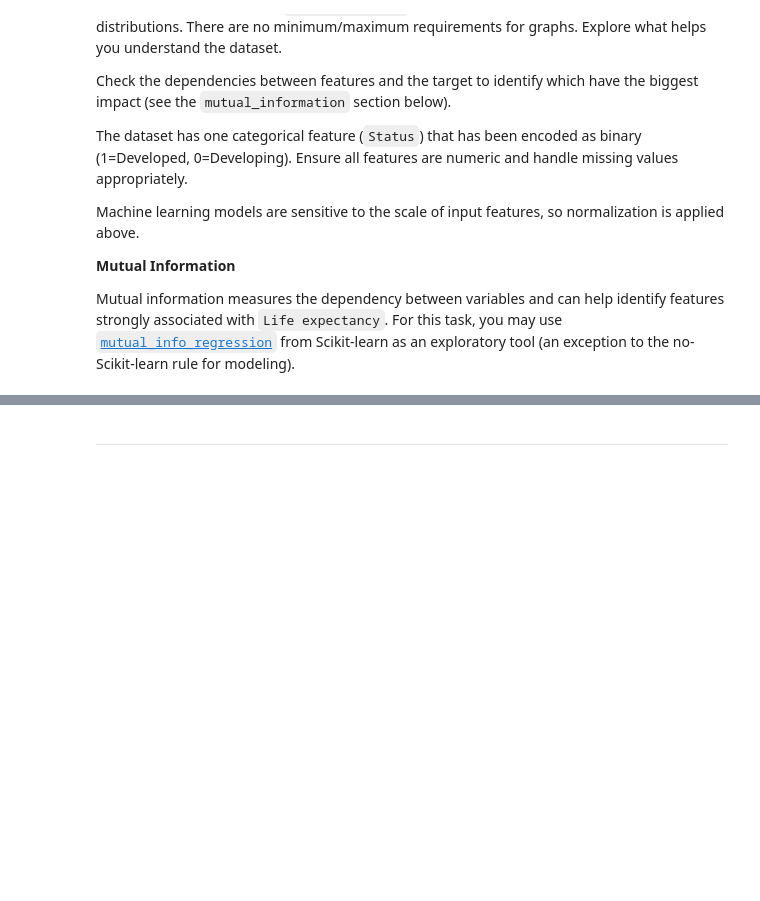
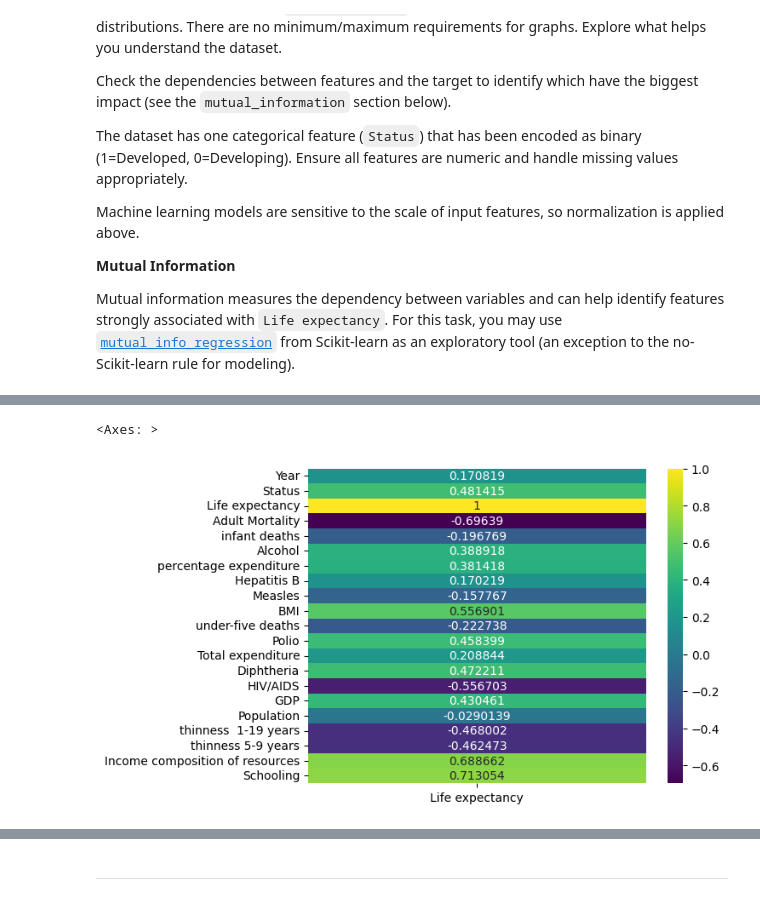
Before and after one commit to THdeCamargoJ/mc886-machine-learning, a Jupyter notebook: assignment_1/mc886_1s2025_assignment_1.ipynb, the cells around one changed output, grey strips where cells are left out. Cells and saved outputs as stored; diff of their text form; code cells hidden in the pictures; blank space fills up the shorter version.

```diff
--- a/assignment_1/mc886_1s2025_assignment_1.ipynb
+++ b/assignment_1/mc886_1s2025_assignment_1.ipynb
@@ -226,3 +205,13 @@ df.corr()
+# %%
+correlation = df.corr()
+
+import seaborn as sns
+pd.DataFrame()
+sns.heatmap(pd.DataFrame(correlation["Life expectancy"], index=list(correlation["Life expectancy"].keys())), annot=True, fmt="g", cmap='viridis')
+# heatmap = sns.heatmap(correlation["Life expectancy"])
+# %% [output]
+<Axes: >
+[figure, added]
 # %%
 query_developed = df.query("Status == 1").drop(["Status", "Year"], axis=1)
 query_undeveloped = df.query("Status == 0").drop(["Status", "Year"], axis=1)
```
Also changed, not shown: parts of 2 cells of this notebook, 1 other file.
